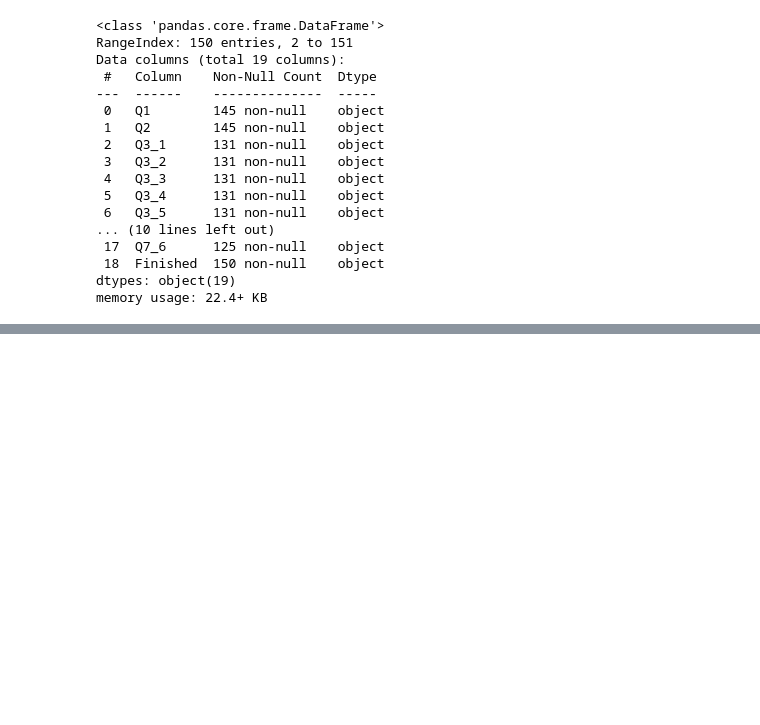
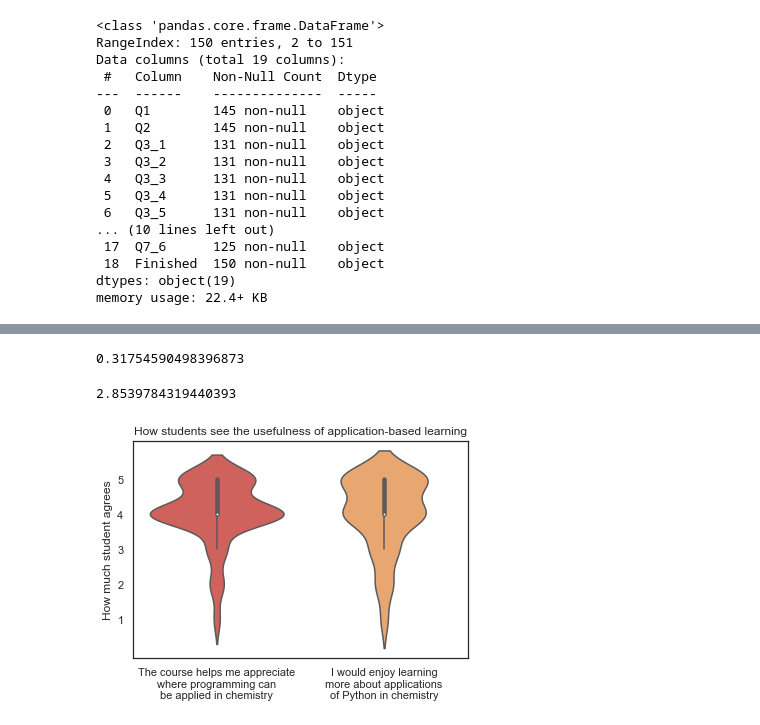
Before and after one commit to natskiu/Python-Educational-Project, a Jupyter notebook: general_analysis.ipynb, the cells around one changed output, grey strips where cells are left out. Cells and saved outputs as stored; diff of their text form; code cells hidden in the pictures; blank space fills up the shorter version.

```diff
--- a/general_analysis.ipynb
+++ b/general_analysis.ipynb
@@ -37,0 +125,24 @@ memory usage: 22.4+ KB
+# %%
+slope
+# %% [output]
+0.31754590498396873
+# %%
+intercept
+# %% [output]
+2.8539784319440393
+# %%
+application_df = pd.DataFrame()
+application_df['The course helps me appreciate\nwhere programming can\nbe applied in chemistry'] = useful_data_all['Q3_3']
+application_df['I would enjoy learning\nmore about applications\nof Python in chemistry'] = useful_data_all['Q7_2']
+application_df = application_df.dropna()
+application_df = application_df.astype(int)
+# %%
+g_app = sns.violinplot(data=application_df)
+g_app.set(yticks=[1,2,3,4,5]
+         ,ylabel='How much student agrees'
+         ,title='How students see the usefulness of application-based learning'
+)
+
+plt.show()
+# %% [output]
+[figure, added]
```
Also changed, not shown: parts of 8 cells of this notebook, 1 other file.
